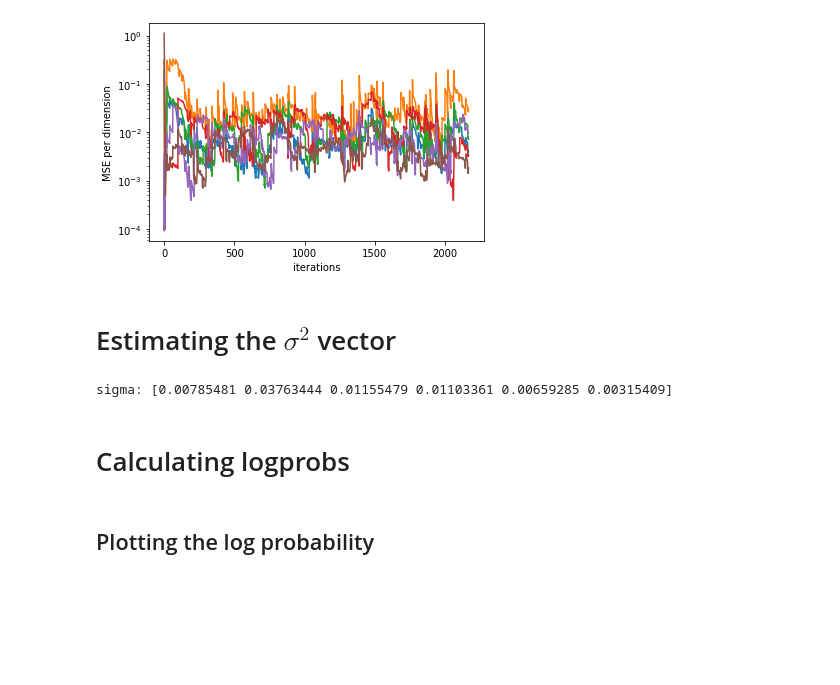
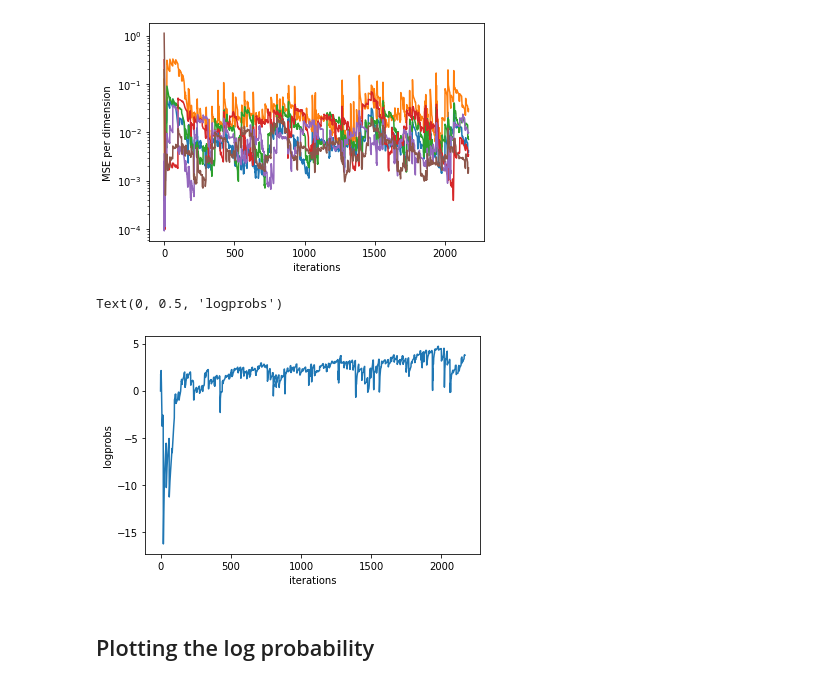
Before and after one commit to pearsonlab/Bubblewrap, a Jupyter notebook: models/log prob computation - sampled version-clean memming2016.ipynb, the cells around one changed output. Drawn from its saved outputs; the diff is of its cells as text; code cells hidden in the pictures; blank space fills up the shorter version.

```diff
--- a/models/log prob computation - sampled version-clean memming2016.ipynb
+++ b/models/log prob computation - sampled version-clean memming2016.ipynb
@@ -227,16 +227,27 @@ yy = ys[0]
 
 MSEs = []
 SEs = []
-
+SE_ewma = None
 
 steps_per_epoch = yy.shape[0] - window
+TC = 1000
+
+logprobs = []
 
 for epoch in range(1):
     net.reset()
     with trange(steps_per_epoch, desc=f"Epochs {epoch}") as loop:
         for i in loop:
             mse, SE = net.step_online(yy, loop=updates_per_input)
-            loop.set_postfix(mse=mse)
+            if SE_ewma is None:
+                SE_ewma = SE
+            else:
+                SE_ewma = SE_ewma + 1 / TC * (SE - SE_ewma)
+
+            logprob = -0.5 * (SE / SE_ewma + np.log(2 * SE_ewma * np.pi)).sum()  # logprob of normal distribution
+            logprobs.append(logprob)
+
+            loop.set_postfix(mse=mse, logprob=logprob)
             MSEs.append(mse)
             SEs.append(SE)
 # %%
@@ -253,23 +264,13 @@ plt.ylabel("MSE per dimension")
 plt.yscale("log")
 # %% [output]
 [figure]
-# %% [markdown]
-# Estimating the $\sigma^2$ vector
-# %%
-sigma_squared = np.array(SEs[-steps_per_epoch // 5:]).mean(axis=0)
-print("sigma:", sigma_squared)
-# %% [output]
-sigma: [0.00785481 0.03763444 0.01155479 0.01103361 0.00659285 0.00315409]
-# %% [markdown]
-# Calculating logprobs
-# %%
-logprobs = []
-
-with tqdm(SEs) as loop:
-    for SE in loop:
-        logprob = -0.5 * (SE / sigma_squared - np.log(2 * sigma_squared * np.pi)).sum()  # logprob of normal distribution
-        loop.set_postfix(logprob=logprob)
-        logprobs.append(logprob)
+# %%
+plt.plot(logprobs)
+plt.xlabel("iterations")
+plt.ylabel("logprobs")
+# %% [output]
+Text(0, 0.5, 'logprobs')
+[figure, added]
 # %%
 np.save('logprob_zp2016_jpca.npy', np.array(logprobs))
 # %% [markdown]
```
Also changed, not shown: parts of 4 cells of this notebook.
